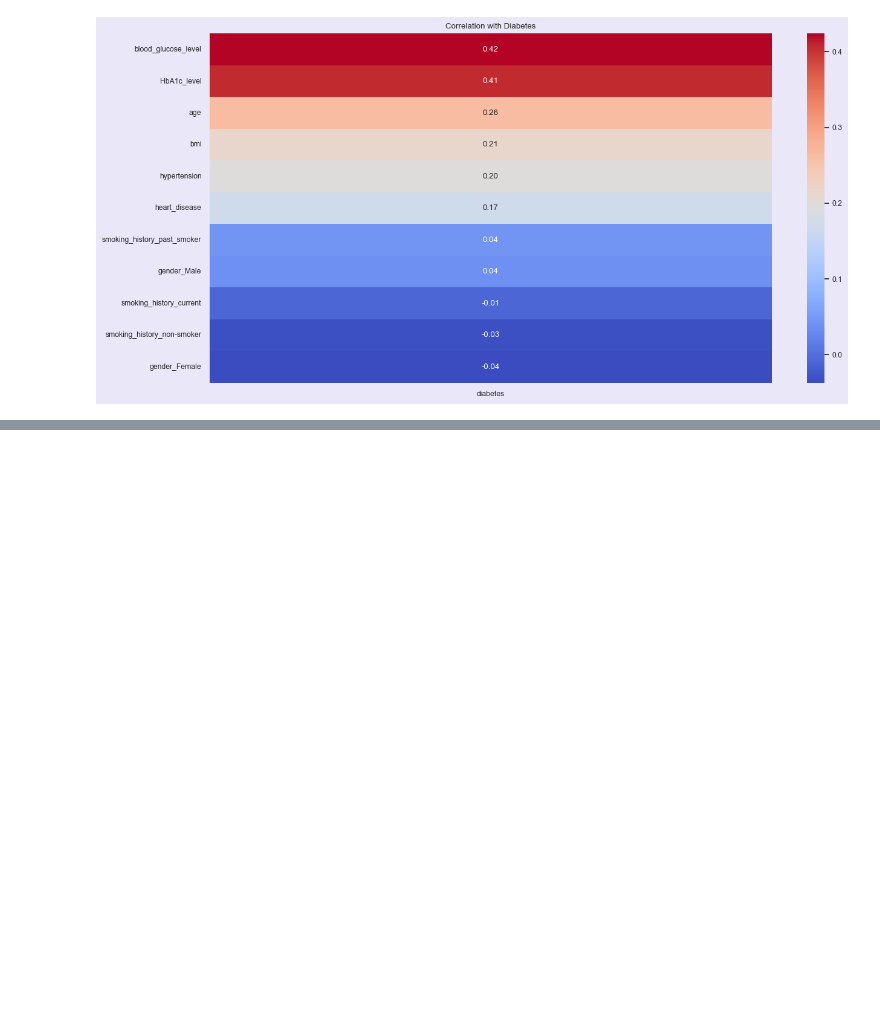
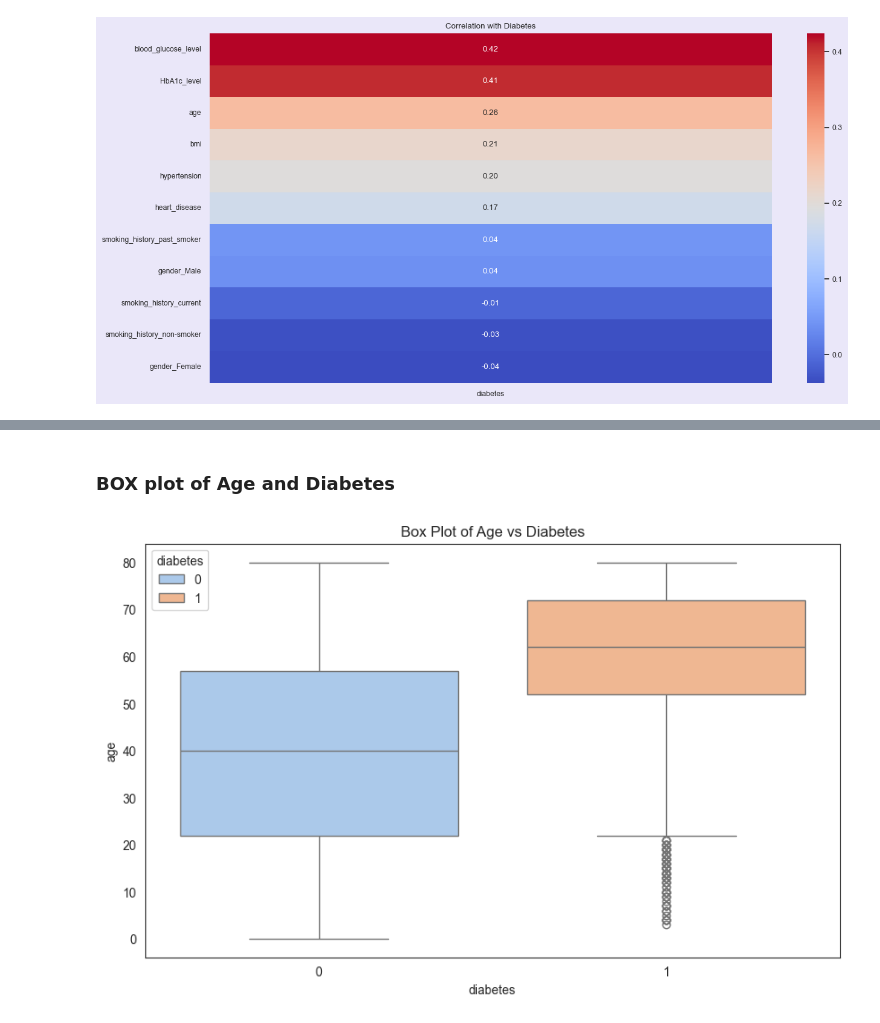
Before and after one commit to SemoMoh/diabetes-big-data-analysis, a Jupyter notebook: notebook/nootbook.ipynb, the cells around one changed output, grey strips where cells are left out. Drawn from its saved outputs; the diff is of its cells as text; code cells hidden in the pictures; blank space fills up the shorter version.

```diff
--- a/notebook/nootbook.ipynb
+++ b/notebook/nootbook.ipynb
@@ -569,0 +577,11 @@ plt.show()
+# %% [markdown]
+### BOX plot of Age and Diabetes
+# %%
+# Box Plot
+plt.figure(figsize=(10, 6))
+sns.boxplot(x='diabetes', y='age', data=diabetes_data, palette='pastel' , hue='diabetes' , legend=True)
+sns.set_style("white")
+plt.title('Box Plot of Age vs Diabetes')
+plt.show()
+# %% [output]
+[figure, added]
```
Also changed, not shown: parts of 8 cells of this notebook.
